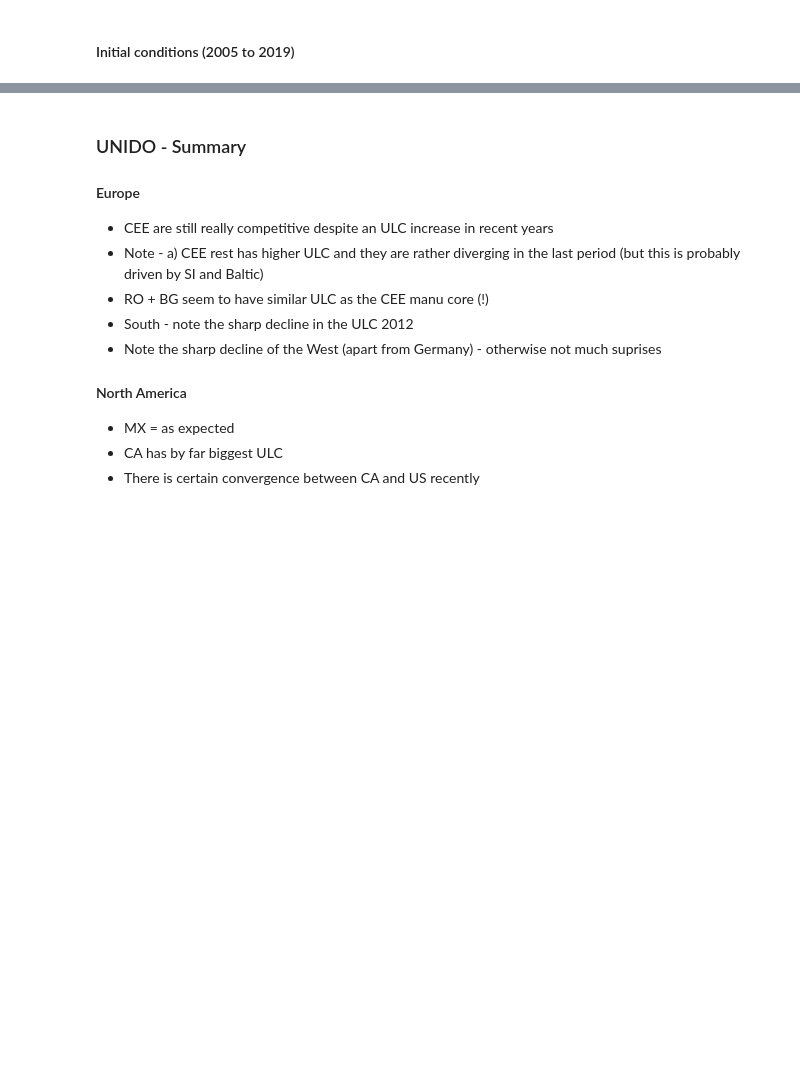
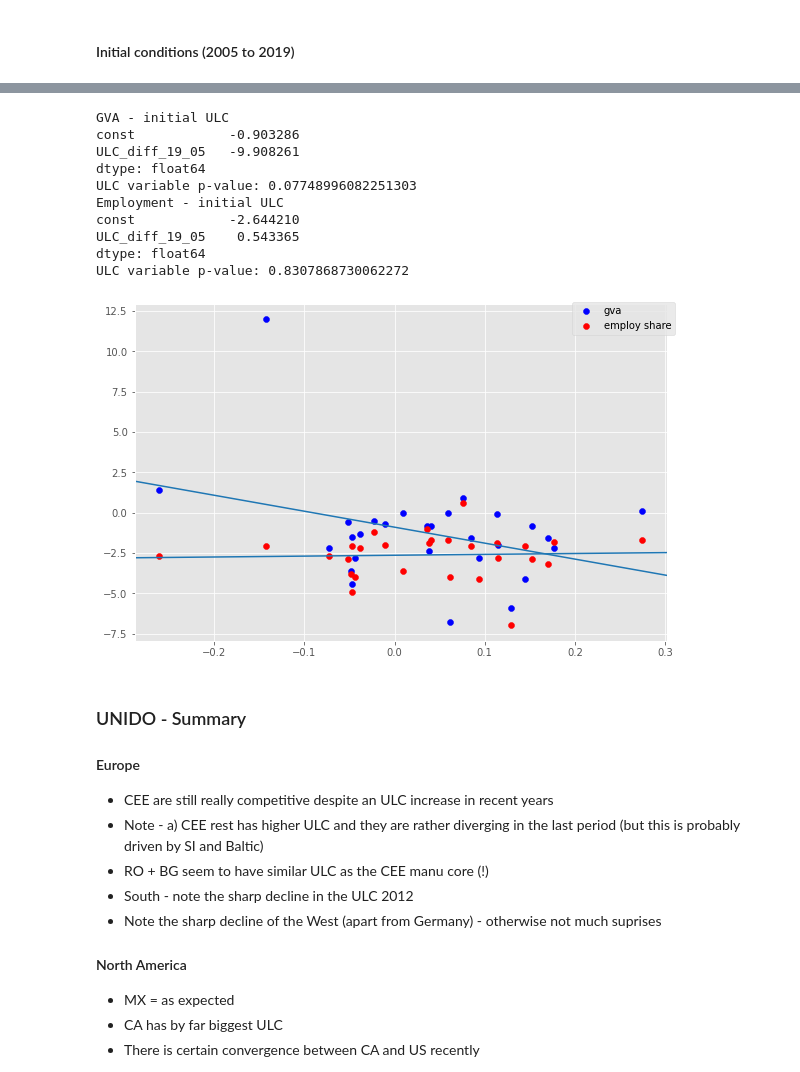
Before and after one commit to JanPintera/ad_hocPy, a Jupyter notebook: cee_competitiveness/CEE_competitivness.ipynb, the cells around one changed output, grey strips where cells are left out. Saved outputs shown, nothing was run; the diff lists cells and outputs as text; code cells hidden in the pictures; blank space fills up the shorter version.

```diff
--- a/cee_competitiveness/CEE_competitivness.ipynb
+++ b/cee_competitiveness/CEE_competitivness.ipynb
@@ -597,3 +685,28 @@ dtype: float64
+# %%
+with plt.style.context('ggplot'):
+    fig, ax = plt.subplots(constrained_layout=True, figsize=(8, 5))
+
+    print('GVA - initial ULC')
+    ax.scatter(manu_spec_ulc_19['ULC_diff_19_05'], manu_spec_ulc_19['gva_share_diff_19_05'], label = 'gva', c='b')
+    plot_ols_trend(manu_spec_ulc_19['gva_share_diff_19_05'], manu_spec_ulc_19['ULC_diff_19_05'], ax)
+
+    print('Employment - initial ULC')
+    ax.scatter(manu_spec_ulc_19['ULC_diff_19_05'], manu_spec_ulc_19['employ_share_diff_19_05'], label = 'employ share', c='r')
+    plot_ols_trend(manu_spec_ulc_19['employ_share_diff_19_05'], manu_spec_ulc_19['ULC_diff_19_05'], ax)
+
+    fig.legend()
+# %% [output]
+GVA - initial ULC
+const            -0.903286
+ULC_diff_19_05   -9.908261
+dtype: float64
+ULC variable p-value: 0.07748996082251303
+Employment - initial ULC
+const            -2.644210
+ULC_diff_19_05    0.543365
+dtype: float64
+ULC variable p-value: 0.8307868730062272
+[figure, added]
 # %% [markdown]
 ### UNIDO - Summary
 #### Europe
```
Also changed, not shown: parts of 9 cells of this notebook, 1 other file.
